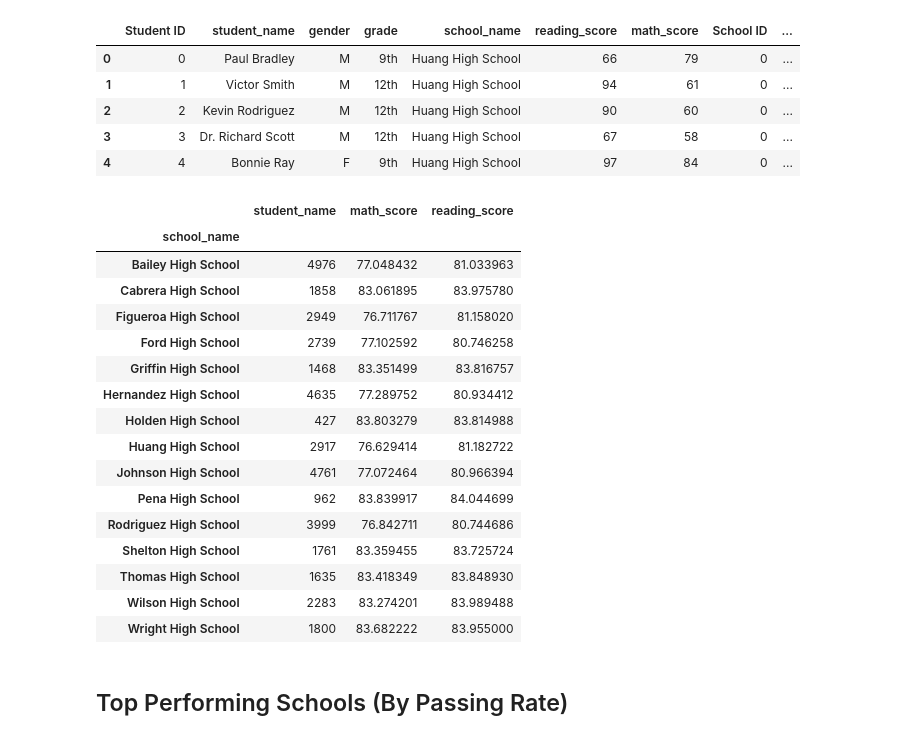
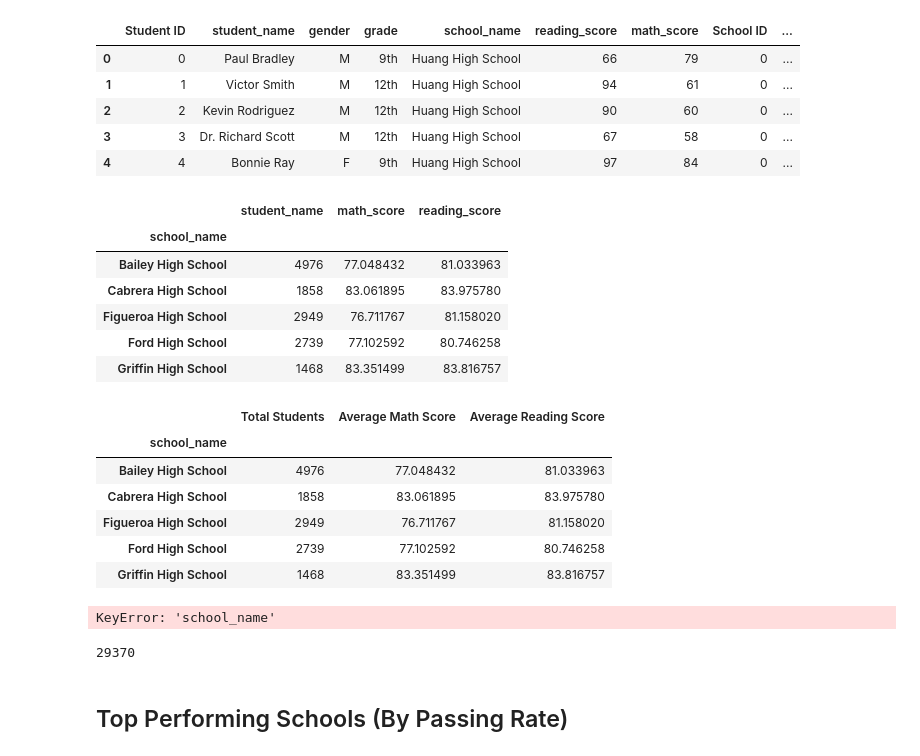
Before and after one commit to daddyjab/PythonAssignments, a Jupyter notebook: PyCitySchools/PyCitySchools-jb.ipynb, the cells around one changed output. Cells and saved outputs as stored; diff of their text form; code cells hidden in the pictures.

Commit message:
More work on Schools Summary

```diff
--- a/PyCitySchools/PyCitySchools-jb.ipynb
+++ b/PyCitySchools/PyCitySchools-jb.ipynb
@@ -181,39 +182,66 @@ full_d.head()
 | 3 | 3 | Dr. Richard Scott | M | 12th | Huang High School | 67 | 58 | 0 | ... |
 | 4 | 4 | Bonnie Ray | F | 9th | Huang High School | 97 | 84 | 0 | ... |
 # %%
-#School Name
-#School Type
+# Group by 'school_name'
+sch_g = full_d.groupby('school_name')
+
+# Calculate per School values for:
 #Total Students
-#Total School Budget
-#Per Student Budget
 #Average Math Score
 #Average Reading Score
-#% Passing Math
-#% Passing Reading
-#Overall Passing Rate (Average of the above two)
-
-full_d.groupby('school_name').agg({"student_name":"count",
-                                   "math_score":"mean",
-                                   "reading_score":"mean"
-                                  })
+sch_s_df = sch_g.agg({"student_name":"count",
+               "math_score":"mean",
+               "reading_score":"mean"
+              })
+sch_s_df.head()
 # %% [output]
 |  | student_name | math_score | reading_score |
 | school_name |  |  |  |
 | Bailey High School | 4976 | 77.048432 | 81.033963 |
 | Cabrera High School | 1858 | 83.061895 | 83.975780 |
 | Figueroa High School | 2949 | 76.711767 | 81.158020 |
 | Ford High School | 2739 | 77.102592 | 80.746258 |
 | Griffin High School | 1468 | 83.351499 | 83.816757 |
-| Hernandez High School | 4635 | 77.289752 | 80.934412 |
-| Holden High School | 427 | 83.803279 | 83.814988 |
-| Huang High School | 2917 | 76.629414 | 81.182722 |
-| Johnson High School | 4761 | 77.072464 | 80.966394 |
-| Pena High School | 962 | 83.839917 | 84.044699 |
-| Rodriguez High School | 3999 | 76.842711 | 80.744686 |
-| Shelton High School | 1761 | 83.359455 | 83.725724 |
-| Thomas High School | 1635 | 83.418349 | 83.848930 |
-| Wilson High School | 2283 | 83.274201 | 83.989488 |
-| Wright High School | 1800 | 83.682222 | 83.955000 |
+# %%
+# Rename the columns in the School Summary dataframe
+sch_s_df.rename(inplace=True, columns={"student_name":"Total Students",
+                         "math_score":"Average Math Score",
+                         "reading_score":"Average Reading Score"
+                        })
+sch_s_df.head()
+# %% [output]
+|  | Total Students | Average Math Score | Average Reading Score |
+| school_name |  |  |  |
+| Bailey High School | 4976 | 77.048432 | 81.033963 |
+| Cabrera High School | 1858 | 83.061895 | 83.975780 |
+| Figueroa High School | 2949 | 76.711767 | 81.158020 |
+| Ford High School | 2739 | 77.102592 | 80.746258 |
+| Griffin High School | 1468 | 83.351499 | 83.816757 |
+# %%
+full_d[['school_name','student_name']].groupby(['school_name']).count()
+# %% [output]
+KeyError: 'school_name'
+# %%
+#School Name
+#School Type
+#Total School Budget
+#Per Student Budget
+#% Passing Math
+#% Passing Reading
+#Overall Passing Rate (Average of the above two)
+
+# % Passing Math (70 or greater)
+# pass_math = full_d["student_name"].loc[ full_d["math_score"] >= 70.0 ].count() / tot_n_stu
+# full_d["student_name"].loc[ full_d["math_score"] >= 70.0 ].count()
+full_d[['school_name','student_name']].groupby(['school_name']).count()
+
+# % Passing Reading (70 or greater)
+#pass_reading = stu_d["student_name"].loc[ stu_d["reading_score"] >= 70.0 ].count() / tot_n_stu
+
+# % Passing Both Math and Reading (both math and reading 70 or greater)
+#pass_both = stu_d["student_name"].loc[ ( (stu_d["math_score"] >= 70.0) & (stu_d["reading_score"] >= 70.0) ) ].count() / tot_n_stu
+# %% [output]
+29370
 # %% [markdown]
 ## Top Performing Schools (By Passing Rate)
 # %% [markdown]
```
Also changed, not shown: parts of 2 cells of this notebook.
